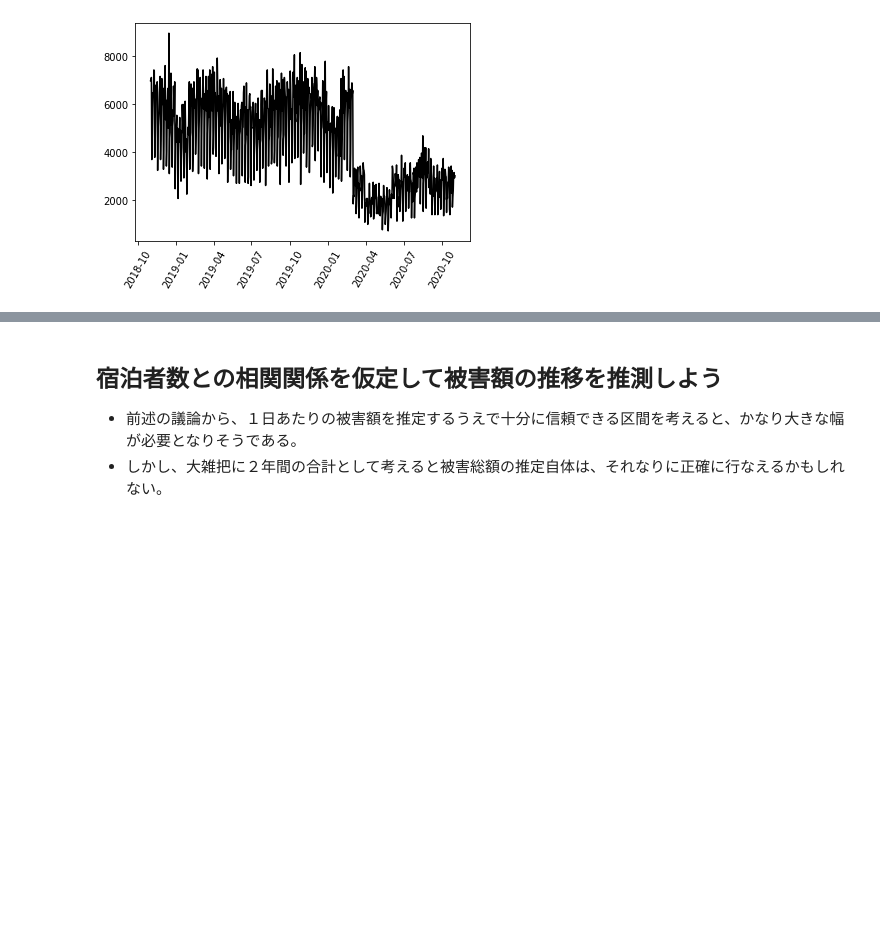
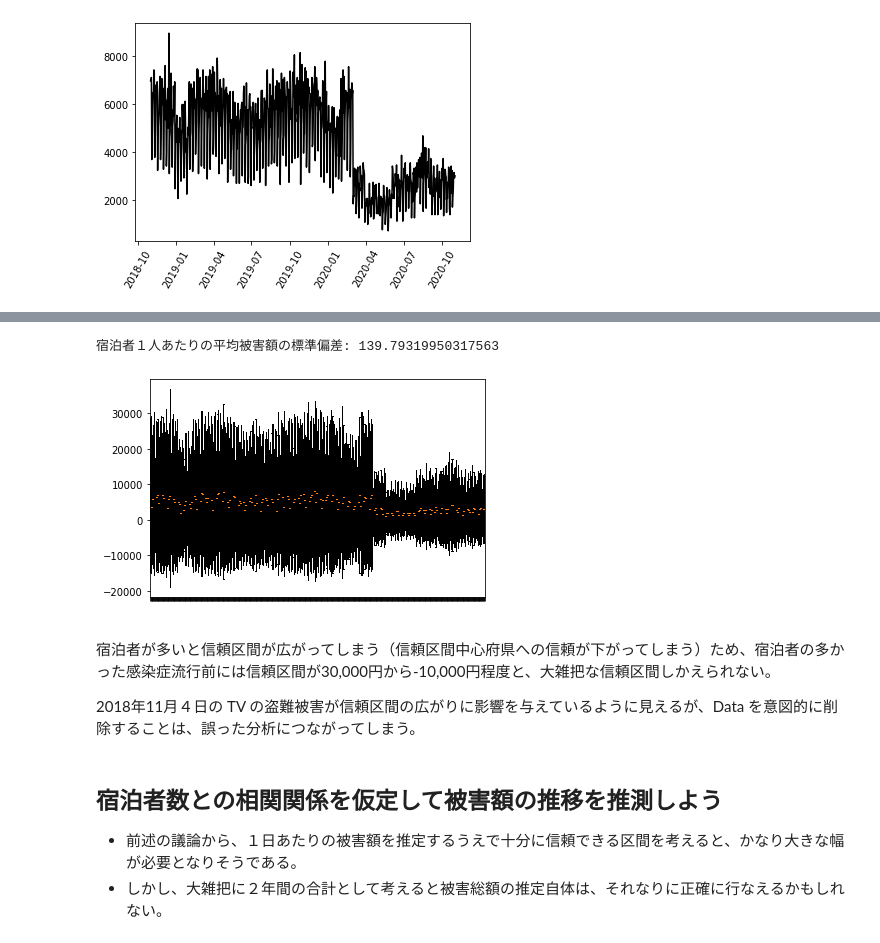
Before and after one commit to 1024xx4/math_programing_for_ai_and_ds, a Jupyter notebook: number_of_required_data.ipynb, the cells around one changed output, grey strips where cells are left out. Cells and saved outputs as stored; diff of their text form; code cells hidden in the pictures; blank space fills up the shorter version.

```diff
--- a/number_of_required_data.ipynb
+++ b/number_of_required_data.ipynb
@@ -496,3 +499,30 @@ plt.show()
+# %%
+# ２年間の被害額の信頼区間を推定する
+
+# 標準偏差の設定
+theft_std_per_day = org_std
+theft_std_per_person = theft_std_per_day / num_per_day
+print("宿泊者１人あたりの平均被害額の標準偏差:", theft_std_per_person)
+
+# 信頼区間の設定
+list_estimated_theft = []
+for i in range(len(df_num)):
+    temp_ave = df_num.iloc[i] * theft_per_person
+    temp_std = df_num.iloc[i] * theft_std_per_person
+    temp = [temp_ave - temp_std, temp_ave, temp_ave + temp_std]
+    list_estimated_theft.append(temp)
+
+# 描画
+plt.boxplot(list_estimated_theft)
+plt.xticks(color='None')
+plt.show()
+# %% [output]
+宿泊者１人あたりの平均被害額の標準偏差: 139.79319950317563
+[figure, added]
+# %% [markdown]
+宿泊者が多いと信頼区間が広がってしまう（信頼区間中心府県への信頼が下がってしまう）ため、宿泊者の多かった感染症流行前には信頼区間が30,000円から-10,000円程度と、大雑把な信頼区間しかえられない。
+
+2018年11月４日の TV の盗難被害が信頼区間の広がりに影響を与えているように見えるが、Data を意図的に削除することは、誤った分析につながってしまう。
 # %% [markdown]
 ## 宿泊者数との相関関係を仮定して被害額の推移を推測しよう
 - 前述の議論から、１日あたりの被害額を推定するうえで十分に信頼できる区間を考えると、かなり大きな幅が必要となりそうである。
```
Also changed, not shown: parts of 1 cell of this notebook.
